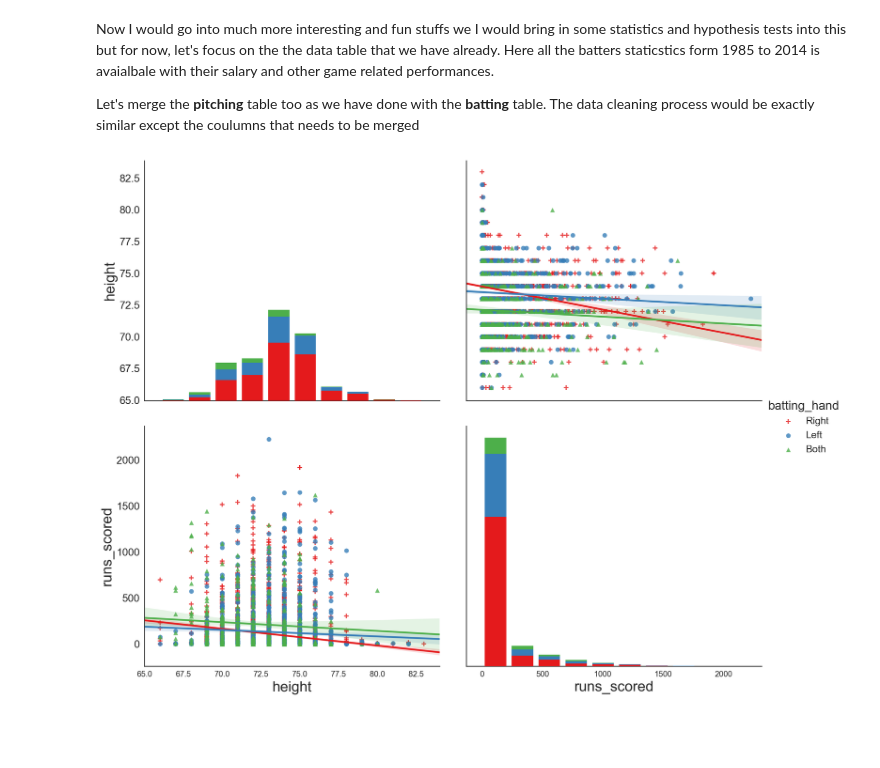
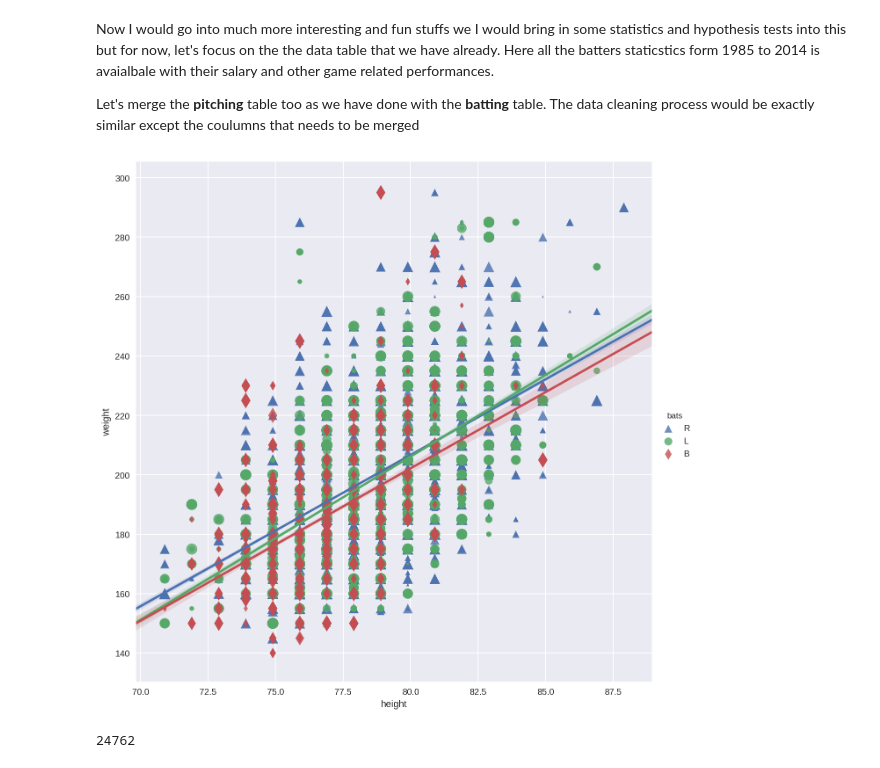
Before and after one commit to MayukhSobo/BaseBall, a Jupyter notebook: src/Baseball.ipynb, the cells around one changed output. Saved outputs shown, nothing was run; the diff lists cells and outputs as text; code cells hidden in the pictures; blank space fills up the shorter version.

```diff
--- a/src/Baseball.ipynb
+++ b/src/Baseball.ipynb
@@ -197,13 +197,24 @@ for k, grp in plot_data:
     d['batting_hand'].append(formatter[grp.bats.unique()[0]])
 plot_data = pd.DataFrame(d)
 # %%
-# sns.set(color_codes=True)
+sns.set(color_codes=True)
 # flatui = ["#9b59b6", "#34495e", "#2ecc71"]
-g = sns.pairplot(plot_data, size= 6, vars=["height", "runs_scored"],
-                 aspect= 1.2,  palette="Set1",
-                 diag_kind="hist", kind="reg", hue="batting_hand",
-                 markers=['+', 'o', '^'],
-                 diag_kws=dict(rwidth=0.8))
+
+# g = sns.pairplot(plot_data, size= 6, vars=["height", "runs_scored"],
+#                  aspect= 1.2,  palette="Set1",
+#                  diag_kind="hist", kind="reg", hue="batting_hand",
+#                  markers=['+', 'o', '^'],
+#                  diag_kws=dict(rwidth=0.8))
+# plt.show()
+# size = (data_1.G  / data_1.G.std(ddof=0)) * 10
+sns.lmplot(data=data_1, x="height", y="weight", size=9, aspect=1, hue="bats",
+          scatter_kws=dict(s=data_1.G), markers=['^', 'o', 'd'])
 plt.show()
+# plt.scatter(data_1.height, data_1.weight, s=data_1.R)
+# plt.show()
+# print(size)
+# display(plot_data)
+# print(len(data_1.G), len(data_1.weight))
+# display(plot_data)
 # %% [output]
-[figure, old version]
+[figure, new version]
@@ -211,0 +221,4 @@ plt.show()
+# %%
+display(data_1.shape[0])
+# %% [output]
+24762
```
Also changed, not shown: parts of 2 cells of this notebook.
